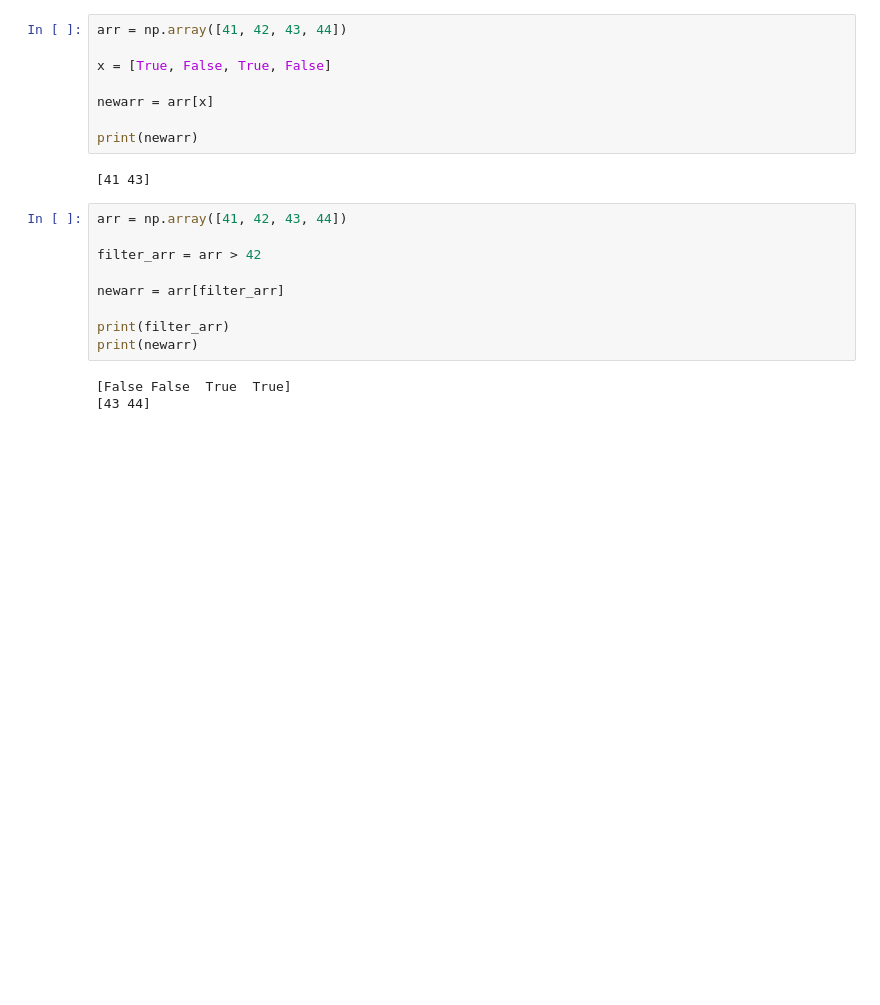
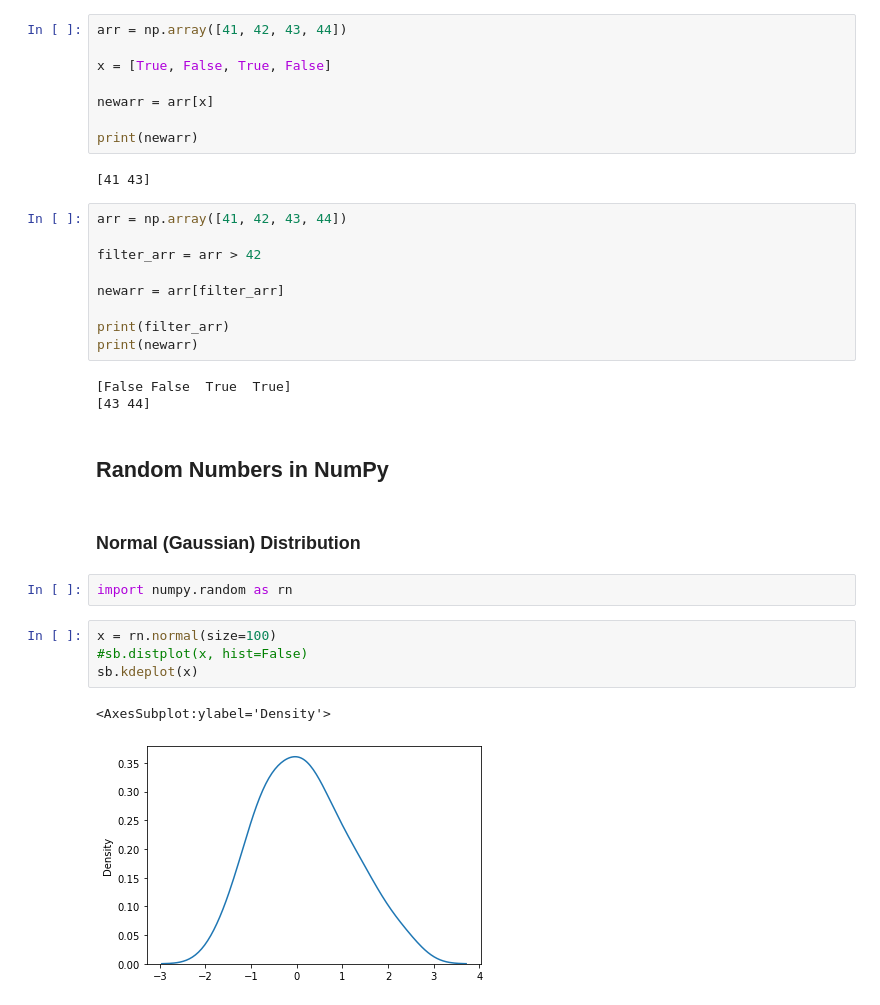
Before and after one commit to rahmanole/CSC557, a Jupyter notebook: Numpy.ipynb, the cells around one changed output. Drawn from its saved outputs; the diff is of its cells as text; blank space fills up the shorter version.

```diff
--- a/Numpy.ipynb
+++ b/Numpy.ipynb
@@ -282,3 +269,16 @@ print(newarr)
 # %% [output]
 [False False  True  True]
 [43 44]
+# %% [markdown]
+<h2>Random Numbers in NumPy</h2>
+# %% [markdown]
+<h3>Normal (Gaussian) Distribution</h3>
+# %%
+import numpy.random as rn
+# %%
+x = rn.normal(size=100)
+#sb.distplot(x, hist=False)
+sb.kdeplot(x)
+# %% [output]
+<AxesSubplot:ylabel='Density'>
+[figure, added]
```
Also changed, not shown: parts of 10 cells of this notebook, 15 other files.
